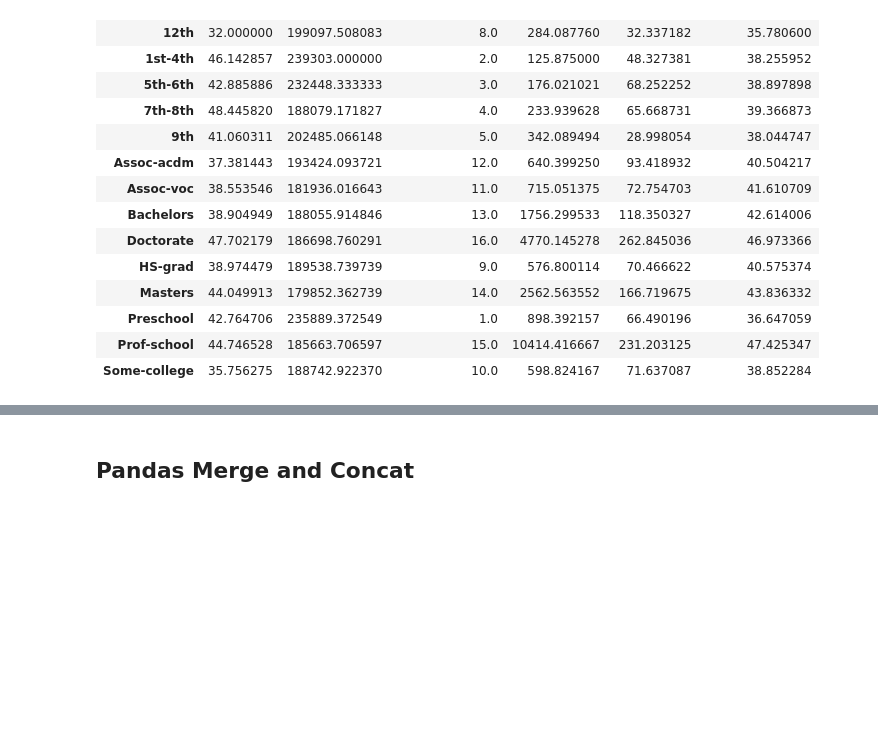
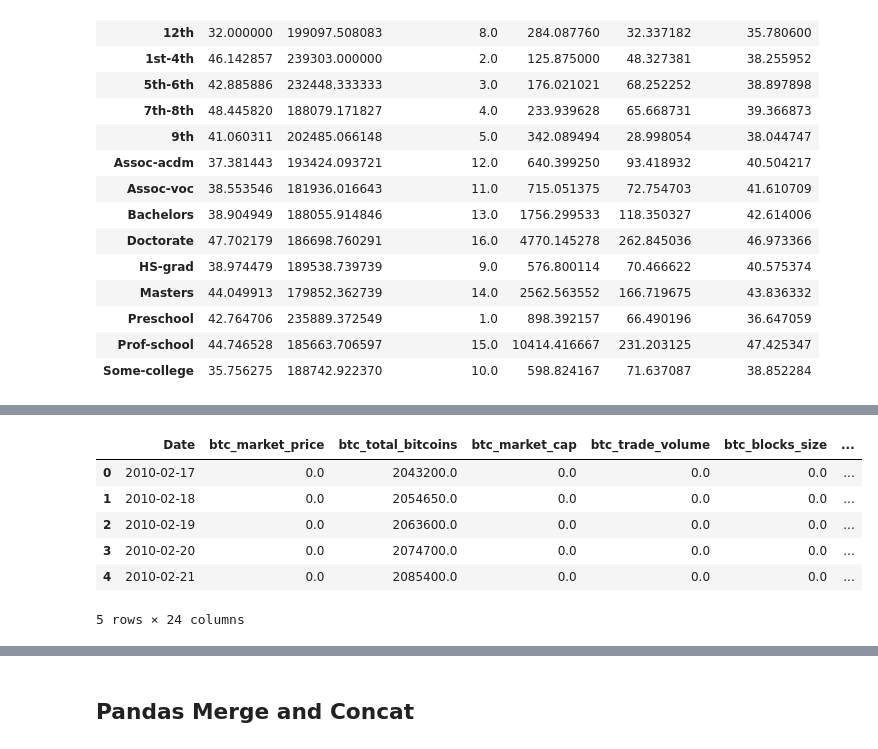
Before and after one commit to johnowhitaker/ds_zero, a Jupyter notebook: 02_Data_Cleaning_and_Visualization.ipynb, the cells around one changed output, grey strips where cells are left out. Cells and saved outputs as stored; diff of their text form; code cells hidden in the pictures; blank space fills up the shorter version.

```diff
--- a/02_Data_Cleaning_and_Visualization.ipynb
+++ b/02_Data_Cleaning_and_Visualization.ipynb
@@ -278,0 +300,14 @@ Take a look at the [Sendy Logistics Challenge on Zindi](https://zindi.africa/com
+# %%
+# Exercise: try removing the parse_dates argument - what type is the date column (use .info). Does the
+# rest of the code still work?
+url = 'https://raw.githubusercontent.com/Yrzxiong/Bitcoin-Dataset/master/bitcoin_dataset.csv'
+bitcoin = pd.read_csv(url, parse_dates=['Date']) # Note the new addition here
+bitcoin.head()
+# %% [output]
+|  | Date | btc_market_price | btc_total_bitcoins | btc_market_cap | btc_trade_volume | btc_blocks_size | ... |
+| 0 | 2010-02-17 | 0.0 | 2043200.0 | 0.0 | 0.0 | 0.0 | ... |
+| 1 | 2010-02-18 | 0.0 | 2054650.0 | 0.0 | 0.0 | 0.0 | ... |
+| 2 | 2010-02-19 | 0.0 | 2063600.0 | 0.0 | 0.0 | 0.0 | ... |
+| 3 | 2010-02-20 | 0.0 | 2074700.0 | 0.0 | 0.0 | 0.0 | ... |
+| 4 | 2010-02-21 | 0.0 | 2085400.0 | 0.0 | 0.0 | 0.0 | ... |
+5 rows × 24 columns
```
Also changed, not shown: parts of 28 cells of this notebook, 5 other files.
